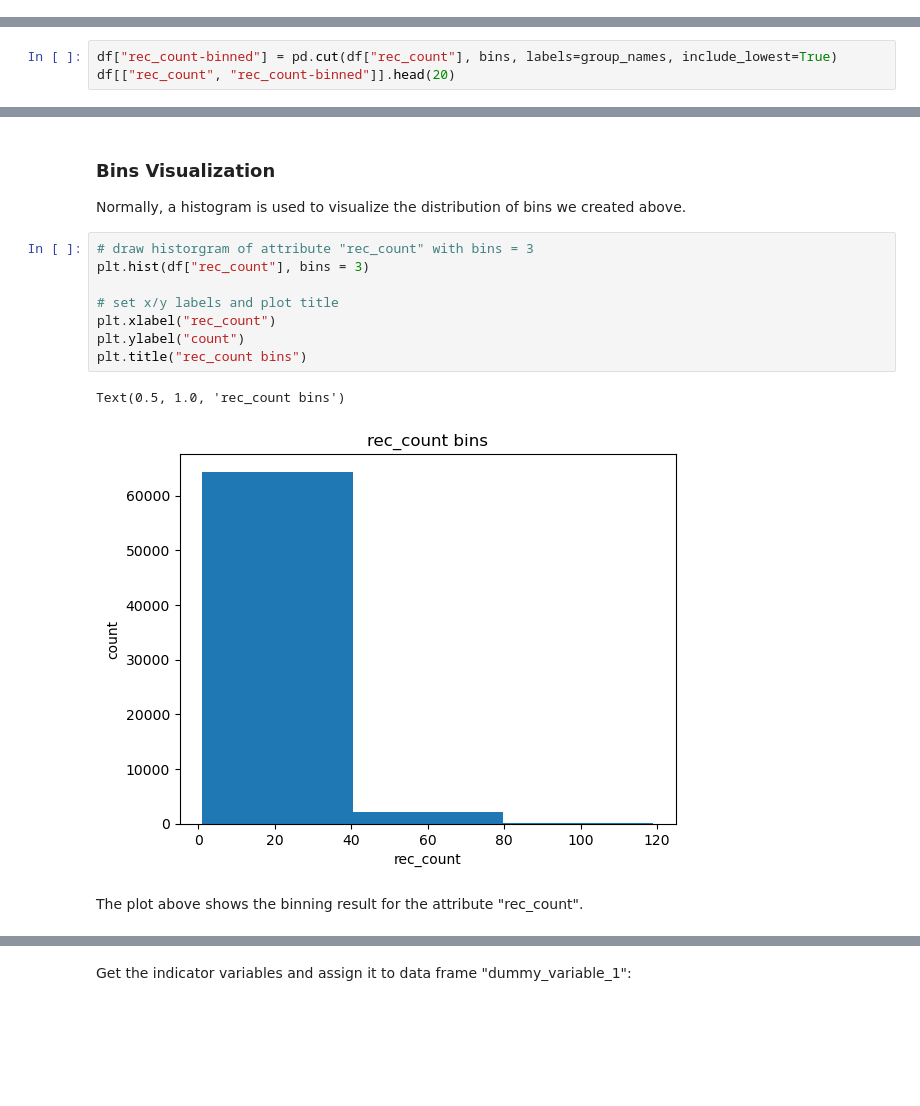
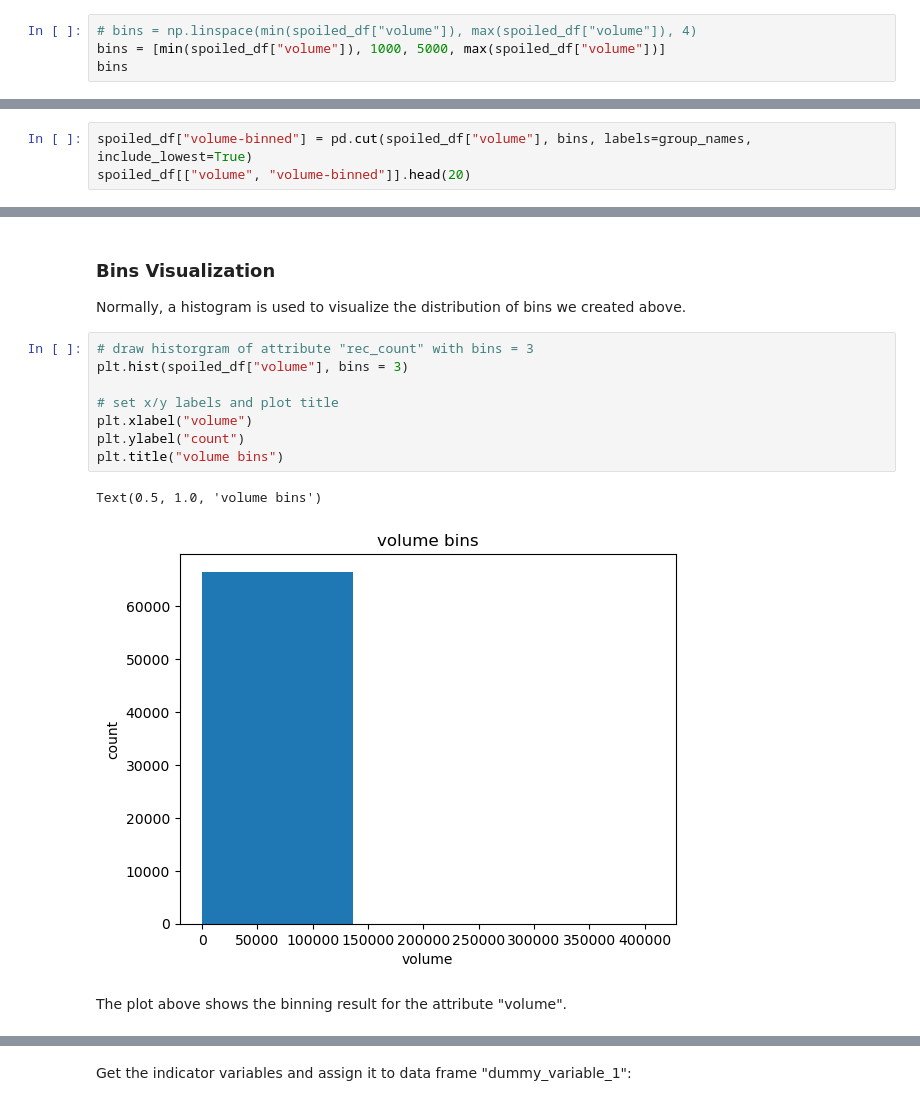
Before and after one commit to meln1337/IBM-lab2, a Jupyter notebook: lab2.ipynb, the cells around one changed output, grey strips where cells are left out. Saved outputs shown, nothing was run; the diff lists cells and outputs as text; blank space fills up the shorter version.

Commit message:
binning and indicator variable

```diff
--- a/lab2.ipynb
+++ b/lab2.ipynb
@@ -756,0 +752,4 @@ array([1.000000e-01, 1.358943e+05, 2.717885e+05, 4.076827e+05])
+# %%
+# bins = np.linspace(min(spoiled_df["volume"]), max(spoiled_df["volume"]), 4)
+bins = [min(spoiled_df["volume"]), 1000, 5000, max(spoiled_df["volume"])]
+bins
@@ -763,4 +776,4 @@ We apply the function "cut" to determine what each value of `df["rec_count"]` be
 # %%
-df["rec_count-binned"] = pd.cut(df["rec_count"], bins, labels=group_names, include_lowest=True)
-df[["rec_count", "rec_count-binned"]].head(20)
+spoiled_df["volume-binned"] = pd.cut(spoiled_df["volume"], bins, labels=group_names, include_lowest=True)
+spoiled_df[["volume", "volume-binned"]].head(20)
 # %% [output]
@@ -814,15 +824,15 @@ Text(0.5, 1.0, 'rec_count bins')
 Normally, a histogram is used to visualize the distribution of bins we created above.
 # %%
 # draw historgram of attribute "rec_count" with bins = 3
-plt.hist(df["rec_count"], bins = 3)
+plt.hist(spoiled_df["volume"], bins = 3)
 
 # set x/y labels and plot title
-plt.xlabel("rec_count")
+plt.xlabel("volume")
 plt.ylabel("count")
-plt.title("rec_count bins")
+plt.title("volume bins")
 # %% [output]
-Text(0.5, 1.0, 'rec_count bins')
+Text(0.5, 1.0, 'volume bins')
-[figure, old version]
+[figure, new version]
 # %% [markdown]
-The plot above shows the binning result for the attribute "rec_count".
+The plot above shows the binning result for the attribute "volume".
 # %% [markdown]
```
Also changed, not shown: parts of 25 cells of this notebook.
